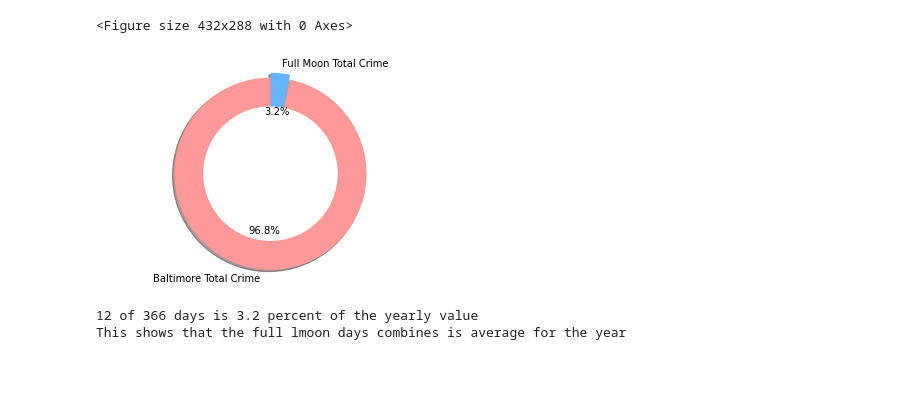
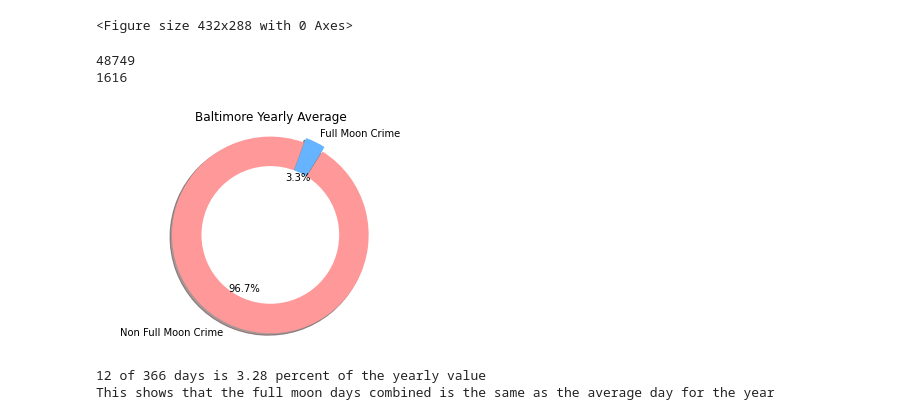
Before and after one commit to FAufenger/JupyterNotebook-FullMoon, a Jupyter notebook: Crime & The Moon/Baltimore.ipynb, the cells around one changed output. Drawn from its saved outputs; the diff is of its cells as text; code cells hidden in the pictures; blank space fills up the shorter version.

Commit message:
pie chart fix

```diff
--- a/Crime & The Moon/Baltimore.ipynb
+++ b/Crime & The Moon/Baltimore.ipynb
@@ -1015,26 +1015,33 @@ baltimore_total_crime_2016 = int(baltimore_crime_2016['Crime Date'].count())
 baltimore_full_moon_total_crime = (full_moon_jan + full_moon_feb + full_moon_mar + full_moon_apr +
                                 full_moon_may + full_moon_june + full_moon_july + full_moon_aug +
                                 full_moon_sept + full_moon_oct + full_moon_nov + full_moon_dec)
+print(baltimore_total_crime_2016)
+print(baltimore_full_moon_total_crime)
+# %% [output]
+48749
+1616
 # %%
 # plot each pie chart in a separate subplot
-sizes = [baltimore_total_crime_2016, baltimore_full_moon_total_crime]
+sizes = [(baltimore_total_crime_2016-baltimore_full_moon_total_crime), baltimore_full_moon_total_crime]
 # Pie chart, where the slices will be ordered and plotted counter-clockwise:
-labels = 'Baltimore Total Crime', 'Full Moon Total Crime'
+labels = 'Non Full Moon Crime', 'Full Moon Crime'
 colors = ['#FF9999', '#66B3FF']
 explode = (0, 0.05)
 fig1, ax1 = plt.subplots()
 ax1.pie(sizes, explode=explode, labels=labels, autopct='%1.1f%%',
-        shadow=True, startangle=90, colors=colors)
+        shadow=True, startangle=70, colors=colors)
 ax1.axis('equal')
 # Equal aspect ratio ensures that pie is drawn as a circle.
 centre_circle = plt.Circle((0,0),0.70,fc='white')
 fig = plt.gcf()
 fig.gca().add_artist(centre_circle)
+plt.title('Baltimore Yearly Average')
+
 plt.savefig('baltimore_images/baltimore_total_crime.png')
 plt.show()
-print(f'12 of 366 days is 3.2 percent of the yearly value')
-print(f'This shows that the full lmoon days combines is average for the year')
+print(f'12 of 366 days is 3.28 percent of the yearly value')
+print(f'This shows that the full moon days combined is the same as the average day for the year')
 # %% [output]
-[figure, old version]
+[figure, new version]
-12 of 366 days is 3.2 percent of the yearly value
-This shows that the full lmoon days combines is average for the year
+12 of 366 days is 3.28 percent of the yearly value
+This shows that the full moon days combined is the same as the average day for the year
```
Also changed, not shown: parts of 1 cell of this notebook, 3 other files.
